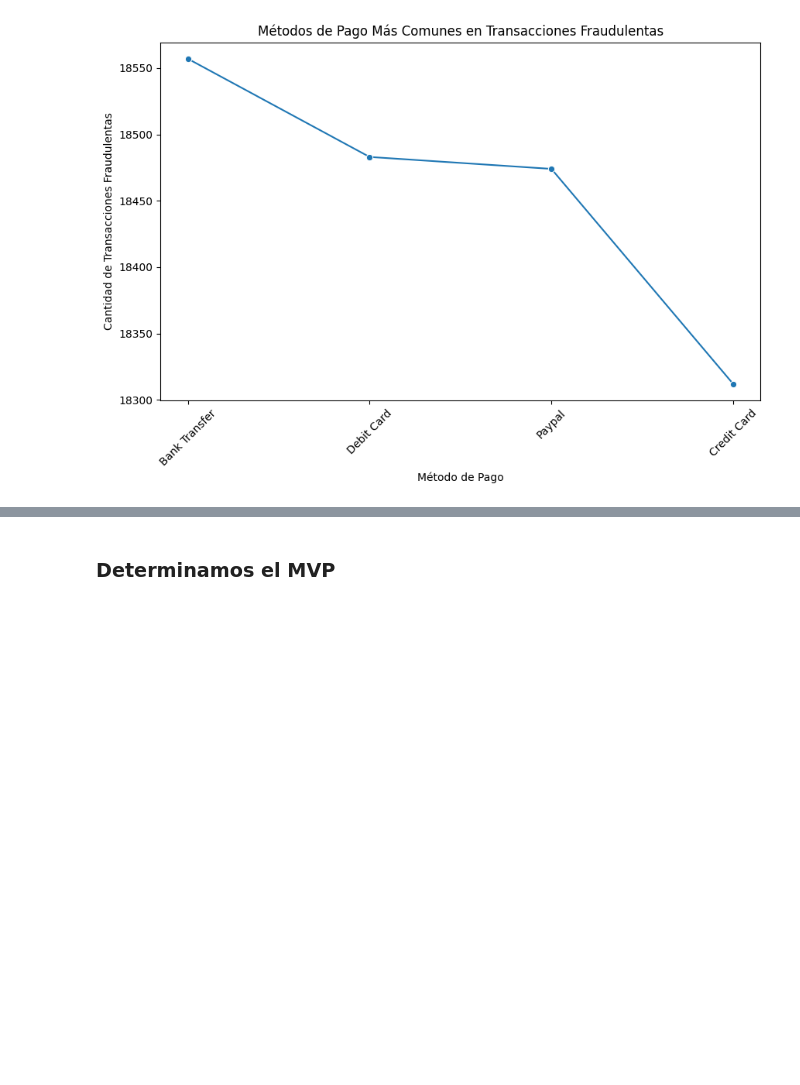
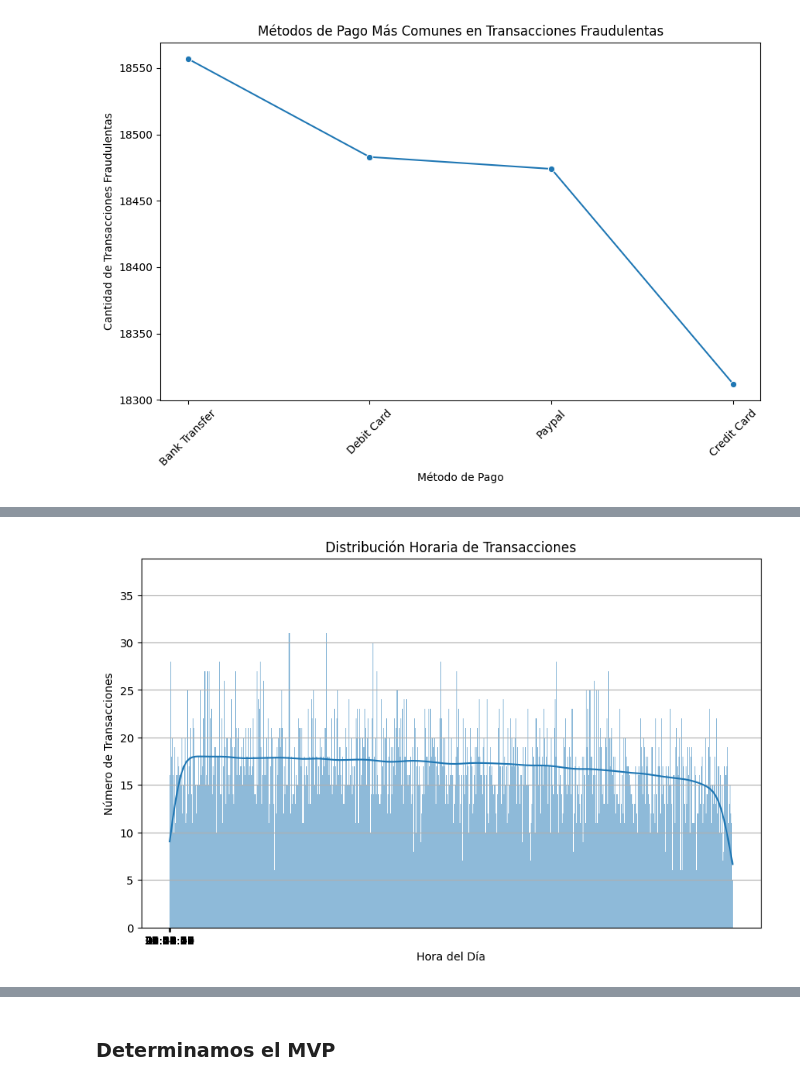
Before and after one commit to No-Country-simulation/c19-107-ft-data-bi-Fraude-en-Transacciones-Financieras, a Jupyter notebook: Notebook ETL & EDA/EDA.ipynb, the cells around one changed output, grey strips where cells are left out. Cells and saved outputs as stored; diff of their text form; code cells hidden in the pictures; blank space fills up the shorter version.

```diff
--- a/Notebook ETL & EDA/EDA.ipynb
+++ b/Notebook ETL & EDA/EDA.ipynb
@@ -347,0 +344,12 @@ plt.show()
+# %%
+# Visualizo la distribución horaria
+plt.figure(figsize=(10, 6))
+sns.histplot(x='Transaction Hour', data=ecommerce, bins=24, kde=True)
+plt.title('Distribución Horaria de Transacciones')
+plt.xlabel('Hora del Día')
+plt.ylabel('Número de Transacciones')
+plt.xticks(range(24))  # Muestro todas las horas en el eje x
+plt.grid(axis='y')  # Agrego una cuadrícula horizontal para facilitar la lectura
+plt.show()
+# %% [output]
+[figure, added]
```
Also changed, not shown: parts of 24 cells of this notebook.
